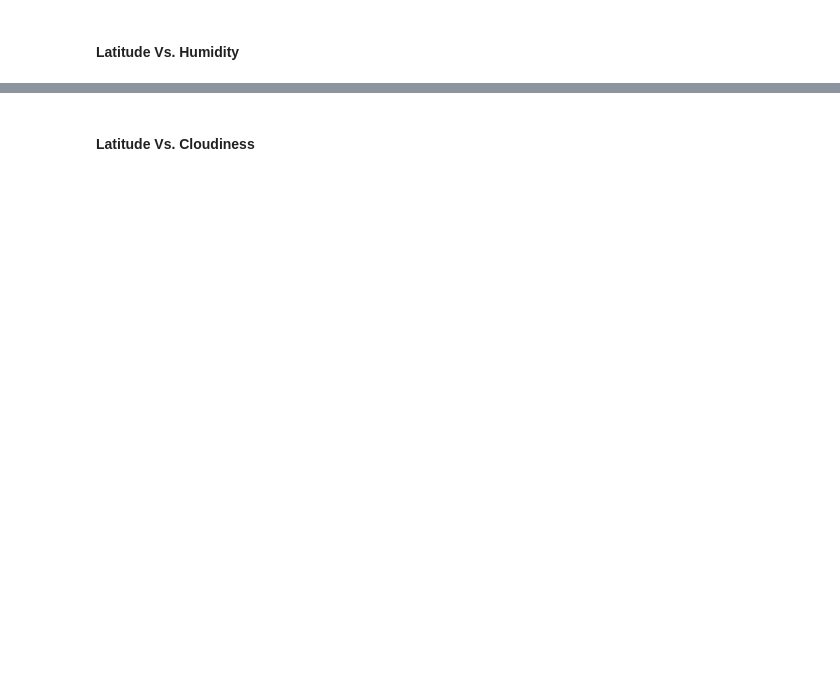
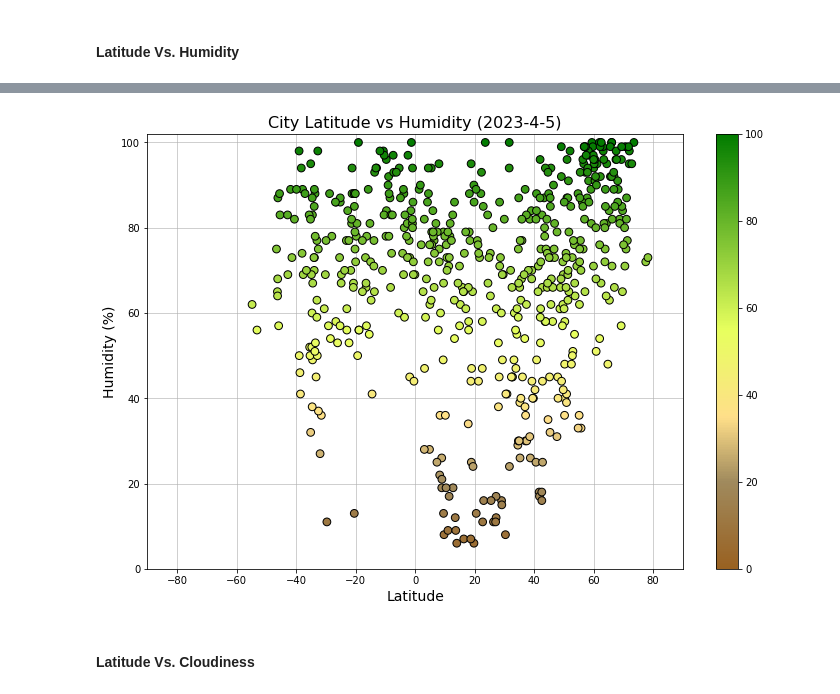
Before and after one commit to zachaa/python-api-challenge, a Jupyter notebook: WeatherPy.ipynb, the cells around one changed output, grey strips where cells are left out. Cells and saved outputs as stored; diff of their text form; code cells hidden in the pictures; blank space fills up the shorter version.

```diff
--- a/WeatherPy.ipynb
+++ b/WeatherPy.ipynb
@@ -198,0 +214,33 @@ city_data_df.head()
+# %%
+# all 4 charts below are so similar, so I created a function to make them.
+def plot_scatter(x, y,
+                 cmap: Union[str, LinearSegmentedColormap], cmap_min: float, cmap_max: float,
+                 x_title: str, y_title: str, title: str,
+                 xlim: Optional[Tuple[float, float]] = None, ylim: Optional[Tuple[float, float]] = None) -> (plt.Figure, plt.Axes):
+    """Creates a scatter plot with the given data with a colormap that varies with y.
+
+    :param x: x data
+    :param y: y data
+    :param cmap: string or LinearSegmentedColormap
+    :param cmap_min: smallest cmap value
+    :param cmap_max: largest cmap value
+    :param x_title: X-Axis Label
+    :param y_title: Y_Axis Label
+    :param title: Plot Title
+    :param xlim: x-axis limits, defaults to None
+    :param ylim: y-axis limits, defaults to None
+    :return: matplotlib figure and axes
+    """
+    fig, ax = plt.subplots(figsize=(12, 8))
+    sc = ax.scatter(x, y, s=60, edgecolors='k', c=y, cmap=cmap, vmin=cmap_min, vmax=cmap_max)
+    ax.set_title(title, fontsize=16)
+    ax.set_xlabel(x_title, fontsize = 14)
+    ax.set_ylabel(y_title, fontsize = 14)
+    if xlim:
+        ax.set_xlim(xlim[0], xlim[1])
+    if ylim:
+        ax.set_ylim(ylim[0], ylim[1])
+    ax.set_axisbelow(True)
+    ax.grid(alpha=0.75)
+    fig.colorbar(sc, ax=ax)
+    return fig, ax
@@ -231,2 +262,13 @@ plt.show()
+# %%
+# Build the scatter plots for latitude vs. humidity
+fig, ax = plot_scatter(city_data_df["Lat"], city_data_df["Humidity"],
+                       humidity_cmap, 0, 100,
+                       "Latitude", "Humidity (%)", "City Latitude vs Humidity (2023-4-5)",
+                       (-90, 90), (0, 102))
+
+# plt.savefig("output_data/WeatherPy_Lat_v_Humidity.png")
+plt.show()
+# %% [output]
+[figure, added]
 # %% [markdown]
 #### Latitude Vs. Cloudiness
```
Also changed, not shown: parts of 9 cells of this notebook.
